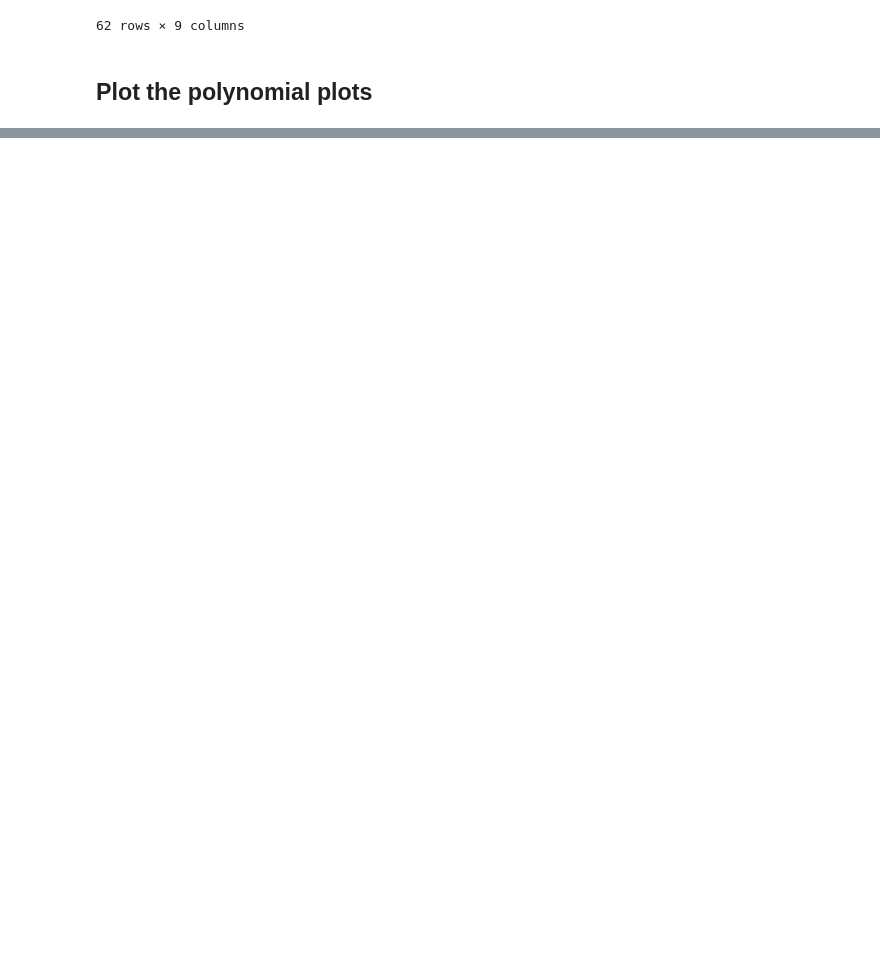
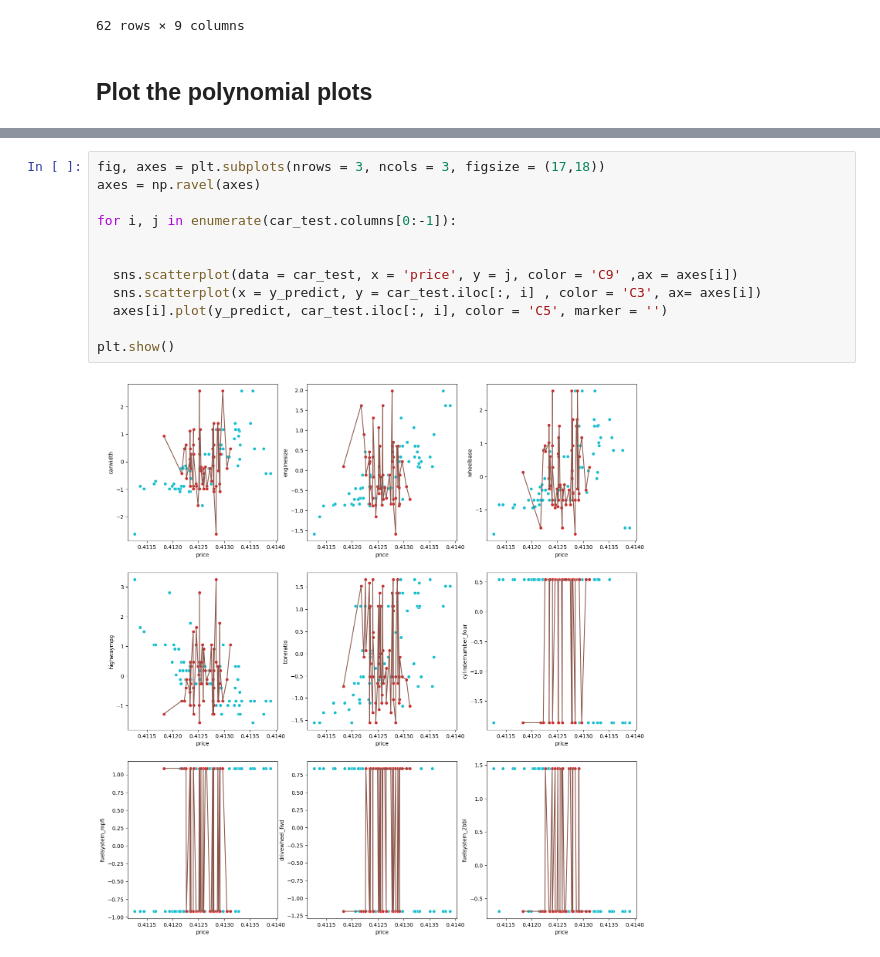
Before and after one commit to notfakearcher/yanjun, a Jupyter notebook: 01_topics/machine_learning/regression /polynomal.ipynb, the cells around one changed output, grey strips where cells are left out. Drawn from its saved outputs; the diff is of its cells as text; blank space fills up the shorter version.

```diff
--- a/01_topics/machine_learning/regression /polynomal.ipynb
+++ b/01_topics/machine_learning/regression /polynomal.ipynb
@@ -241,0 +250,14 @@ r2_score(y_test, y_predict)
+# %%
+fig, axes = plt.subplots(nrows = 3, ncols = 3, figsize = (17,18))
+axes = np.ravel(axes)
+
+for i, j in enumerate(car_test.columns[0:-1]):
+
+
+  sns.scatterplot(data = car_test, x = 'price', y = j, color = 'C9' ,ax = axes[i])
+  sns.scatterplot(x = y_predict, y = car_test.iloc[:, i] , color = 'C3', ax= axes[i])
+  axes[i].plot(y_predict, car_test.iloc[:, i], color = 'C5', marker = '')
+
+plt.show()
+# %% [output]
+[figure, added]
```
Also changed, not shown: parts of 18 cells of this notebook.
